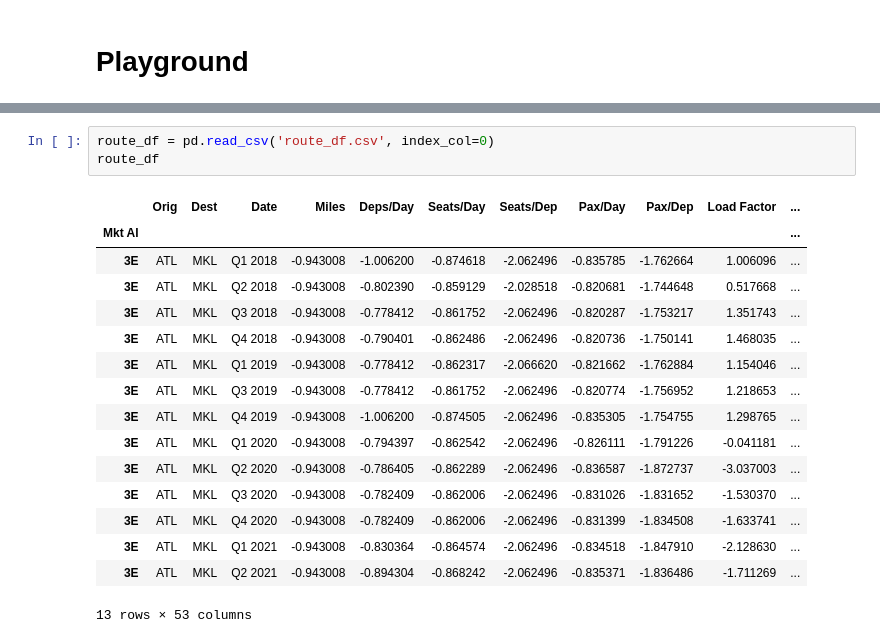
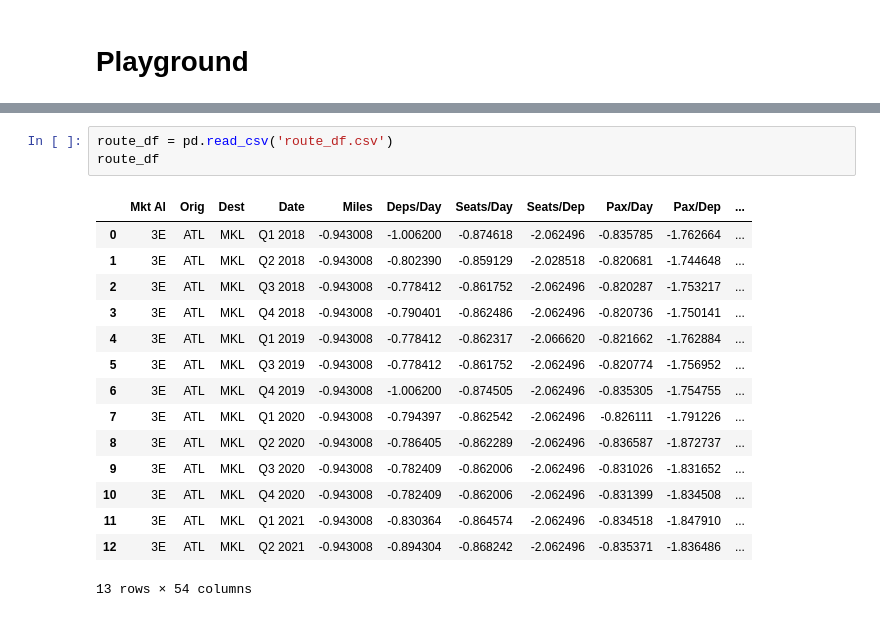
Before and after one commit to benkwhite/PredictSeats, a Jupyter notebook: run.ipynb, the cells around one changed output, grey strips where cells are left out. Drawn from its saved outputs; the diff is of its cells as text.

```diff
--- a/run.ipynb
+++ b/run.ipynb
@@ -456,25 +472,24 @@ class QuarterFilling:
 
         return route_df
 # %%
-route_df = pd.read_csv('route_df.csv', index_col=0)
+route_df = pd.read_csv('route_df.csv')
 route_df
 # %% [output]
-|  | Orig | Dest | Date | Miles | Deps/Day | Seats/Day | Seats/Dep | Pax/Day | Pax/Dep | Load Factor | ... |
-| Mkt Al |  |  |  |  |  |  |  |  |  |  | ... |
-| 3E | ATL | MKL | Q1 2018 | -0.943008 | -1.006200 | -0.874618 | -2.062496 | -0.835785 | -1.762664 | 1.006096 | ... |
-| 3E | ATL | MKL | Q2 2018 | -0.943008 | -0.802390 | -0.859129 | -2.028518 | -0.820681 | -1.744648 | 0.517668 | ... |
-| 3E | ATL | MKL | Q3 2018 | -0.943008 | -0.778412 | -0.861752 | -2.062496 | -0.820287 | -1.753217 | 1.351743 | ... |
-| 3E | ATL | MKL | Q4 2018 | -0.943008 | -0.790401 | -0.862486 | -2.062496 | -0.820736 | -1.750141 | 1.468035 | ... |
-| 3E | ATL | MKL | Q1 2019 | -0.943008 | -0.778412 | -0.862317 | -2.066620 | -0.821662 | -1.762884 | 1.154046 | ... |
-| 3E | ATL | MKL | Q3 2019 | -0.943008 | -0.778412 | -0.861752 | -2.062496 | -0.820774 | -1.756952 | 1.218653 | ... |
-| 3E | ATL | MKL | Q4 2019 | -0.943008 | -1.006200 | -0.874505 | -2.062496 | -0.835305 | -1.754755 | 1.298765 | ... |
-| 3E | ATL | MKL | Q1 2020 | -0.943008 | -0.794397 | -0.862542 | -2.062496 | -0.826111 | -1.791226 | -0.041181 | ... |
-| 3E | ATL | MKL | Q2 2020 | -0.943008 | -0.786405 | -0.862289 | -2.062496 | -0.836587 | -1.872737 | -3.037003 | ... |
-| 3E | ATL | MKL | Q3 2020 | -0.943008 | -0.782409 | -0.862006 | -2.062496 | -0.831026 | -1.831652 | -1.530370 | ... |
-| 3E | ATL | MKL | Q4 2020 | -0.943008 | -0.782409 | -0.862006 | -2.062496 | -0.831399 | -1.834508 | -1.633741 | ... |
-| 3E | ATL | MKL | Q1 2021 | -0.943008 | -0.830364 | -0.864574 | -2.062496 | -0.834518 | -1.847910 | -2.128630 | ... |
-| 3E | ATL | MKL | Q2 2021 | -0.943008 | -0.894304 | -0.868242 | -2.062496 | -0.835371 | -1.836486 | -1.711269 | ... |
+|  | Mkt Al | Orig | Dest | Date | Miles | Deps/Day | Seats/Day | Seats/Dep | Pax/Day | Pax/Dep | ... |
+| 0 | 3E | ATL | MKL | Q1 2018 | -0.943008 | -1.006200 | -0.874618 | -2.062496 | -0.835785 | -1.762664 | ... |
+| 1 | 3E | ATL | MKL | Q2 2018 | -0.943008 | -0.802390 | -0.859129 | -2.028518 | -0.820681 | -1.744648 | ... |
+| 2 | 3E | ATL | MKL | Q3 2018 | -0.943008 | -0.778412 | -0.861752 | -2.062496 | -0.820287 | -1.753217 | ... |
+| 3 | 3E | ATL | MKL | Q4 2018 | -0.943008 | -0.790401 | -0.862486 | -2.062496 | -0.820736 | -1.750141 | ... |
+| 4 | 3E | ATL | MKL | Q1 2019 | -0.943008 | -0.778412 | -0.862317 | -2.066620 | -0.821662 | -1.762884 | ... |
+| 5 | 3E | ATL | MKL | Q3 2019 | -0.943008 | -0.778412 | -0.861752 | -2.062496 | -0.820774 | -1.756952 | ... |
+| 6 | 3E | ATL | MKL | Q4 2019 | -0.943008 | -1.006200 | -0.874505 | -2.062496 | -0.835305 | -1.754755 | ... |
+| 7 | 3E | ATL | MKL | Q1 2020 | -0.943008 | -0.794397 | -0.862542 | -2.062496 | -0.826111 | -1.791226 | ... |
+| 8 | 3E | ATL | MKL | Q2 2020 | -0.943008 | -0.786405 | -0.862289 | -2.062496 | -0.836587 | -1.872737 | ... |
+| 9 | 3E | ATL | MKL | Q3 2020 | -0.943008 | -0.782409 | -0.862006 | -2.062496 | -0.831026 | -1.831652 | ... |
+| 10 | 3E | ATL | MKL | Q4 2020 | -0.943008 | -0.782409 | -0.862006 | -2.062496 | -0.831399 | -1.834508 | ... |
+| 11 | 3E | ATL | MKL | Q1 2021 | -0.943008 | -0.830364 | -0.864574 | -2.062496 | -0.834518 | -1.847910 | ... |
+| 12 | 3E | ATL | MKL | Q2 2021 | -0.943008 | -0.894304 | -0.868242 | -2.062496 | -0.835371 | -1.836486 | ... |
-13 rows × 53 columns
+13 rows × 54 columns
 # %%
 
 # Example usage
```
Also changed, not shown: parts of 5 cells of this notebook, 2 other files.
